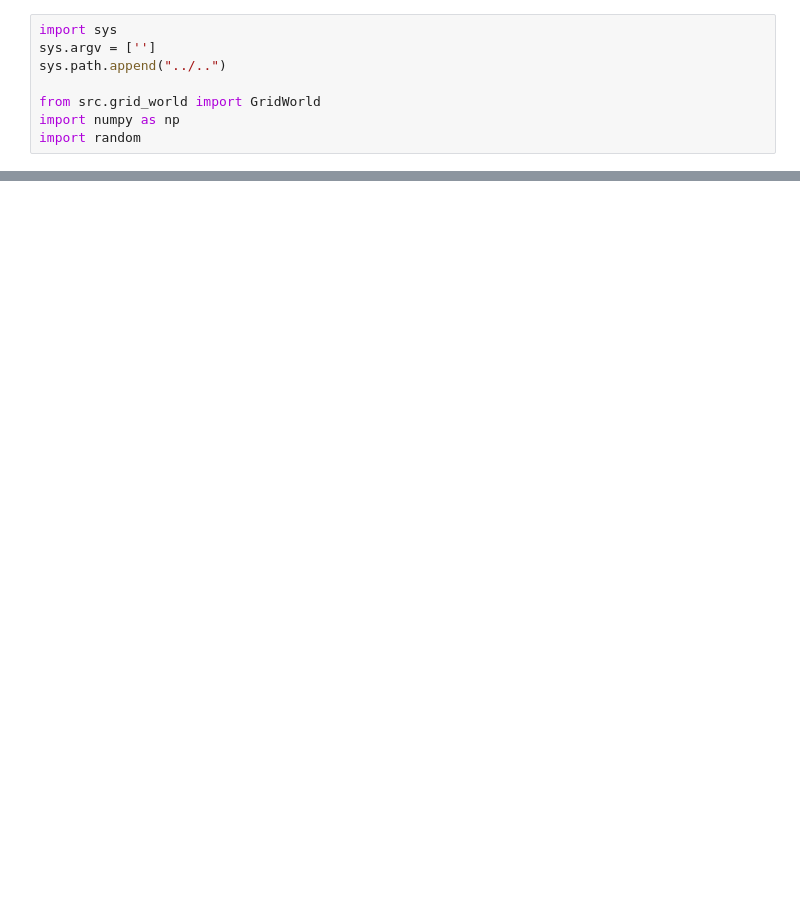
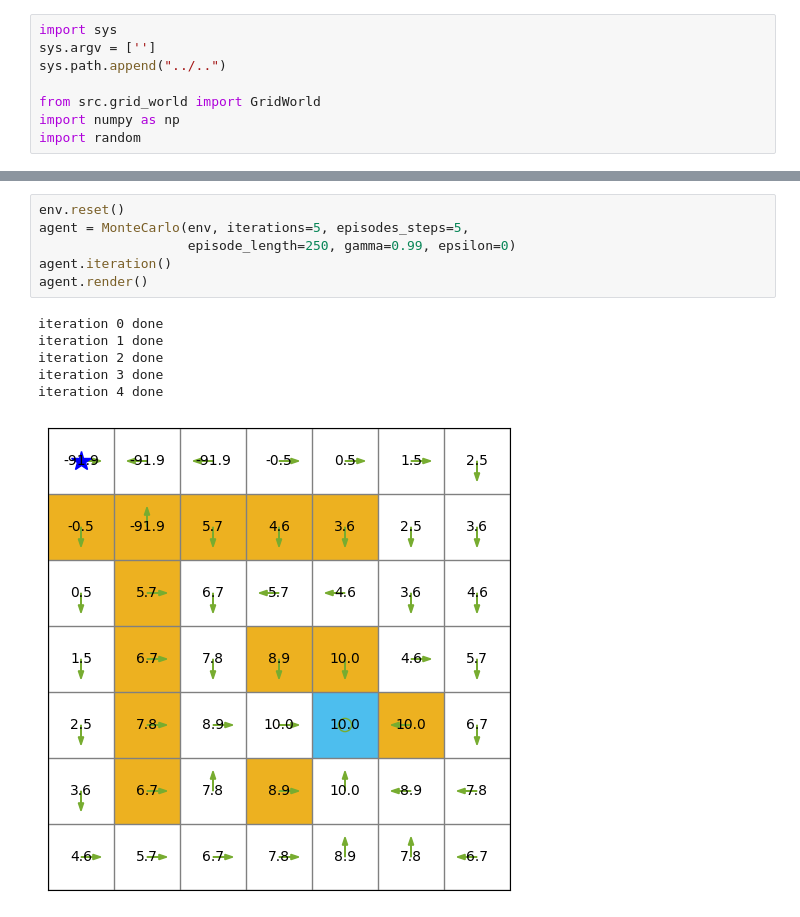
Before and after one commit to VeinsureLee/RL_Study, a Jupyter notebook: Grid_world/Note/chapter5_MC/1.MC_Basic.ipynb, the cells around one changed output, grey strips where cells are left out. Drawn from its saved outputs; the diff is of its cells as text; blank space fills up the shorter version.

```diff
--- a/Grid_world/Note/chapter5_MC/1.MC_Basic.ipynb
+++ b/Grid_world/Note/chapter5_MC/1.MC_Basic.ipynb
@@ -132,0 +143,13 @@ Fuck, 是idx2state的xy写反了
+# %%
+env.reset()
+agent = MonteCarlo(env, iterations=5, episodes_steps=5,
+                   episode_length=250, gamma=0.99, epsilon=0)
+agent.iteration()
+agent.render()
+# %% [output]
+iteration 0 done
+iteration 1 done
+iteration 2 done
+iteration 3 done
+iteration 4 done
+[figure, added]
```
Also changed, not shown: parts of 6 cells of this notebook, 3 other files.
